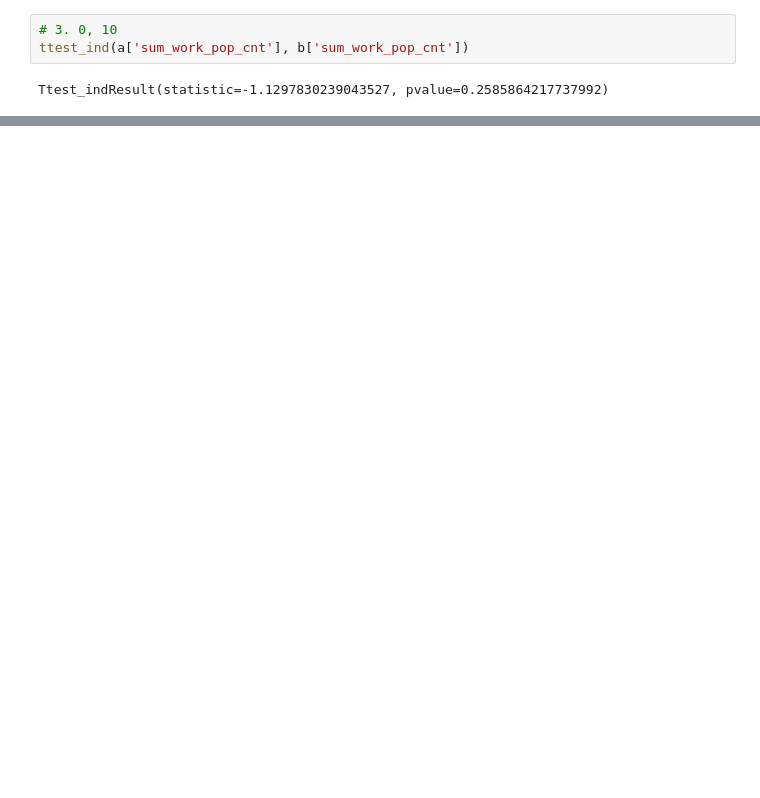
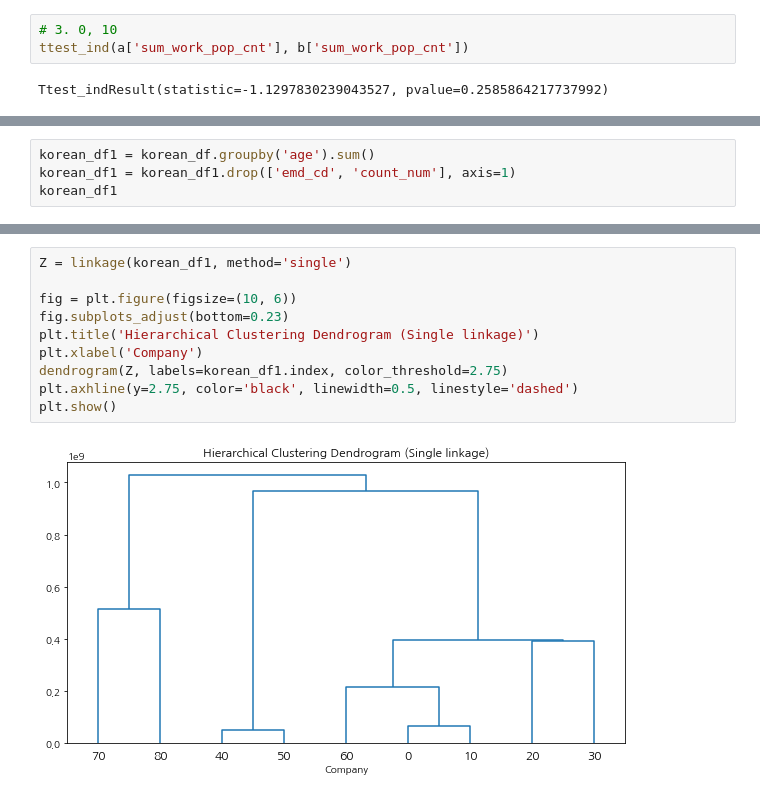
Before and after one commit to JISU1012/BigContest_2021, a Jupyter notebook: 분산분석(카드 소비, 내국인).ipynb, the cells around one changed output, grey strips where cells are left out. Cells and saved outputs as stored; diff of their text form; blank space fills up the shorter version.

```diff
--- a/분산분석(카드 소비, 내국인).ipynb
+++ b/분산분석(카드 소비, 내국인).ipynb
@@ -736,0 +833,4 @@ Ttest_indResult(statistic=-1.1297830239043527, pvalue=0.2585864217737992)
+# %%
+korean_df1 = korean_df.groupby('age').sum()
+korean_df1 = korean_df1.drop(['emd_cd', 'count_num'], axis=1)
+korean_df1
@@ -736,0 +849,12 @@ Ttest_indResult(statistic=-1.1297830239043527, pvalue=0.2585864217737992)
+# %%
+Z = linkage(korean_df1, method='single')
+
+fig = plt.figure(figsize=(10, 6))
+fig.subplots_adjust(bottom=0.23)
+plt.title('Hierarchical Clustering Dendrogram (Single linkage)')
+plt.xlabel('Company')
+dendrogram(Z, labels=korean_df1.index, color_threshold=2.75)
+plt.axhline(y=2.75, color='black', linewidth=0.5, linestyle='dashed')
+plt.show()
+# %% [output]
+[figure, added]
```
Also changed, not shown: parts of 12 cells of this notebook.
